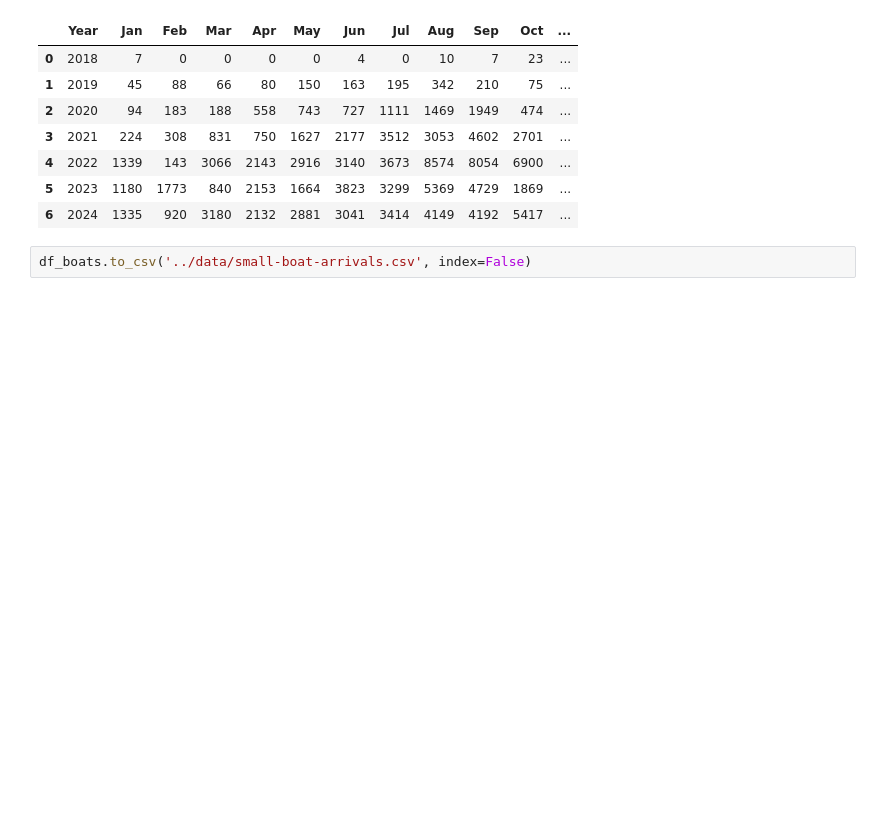
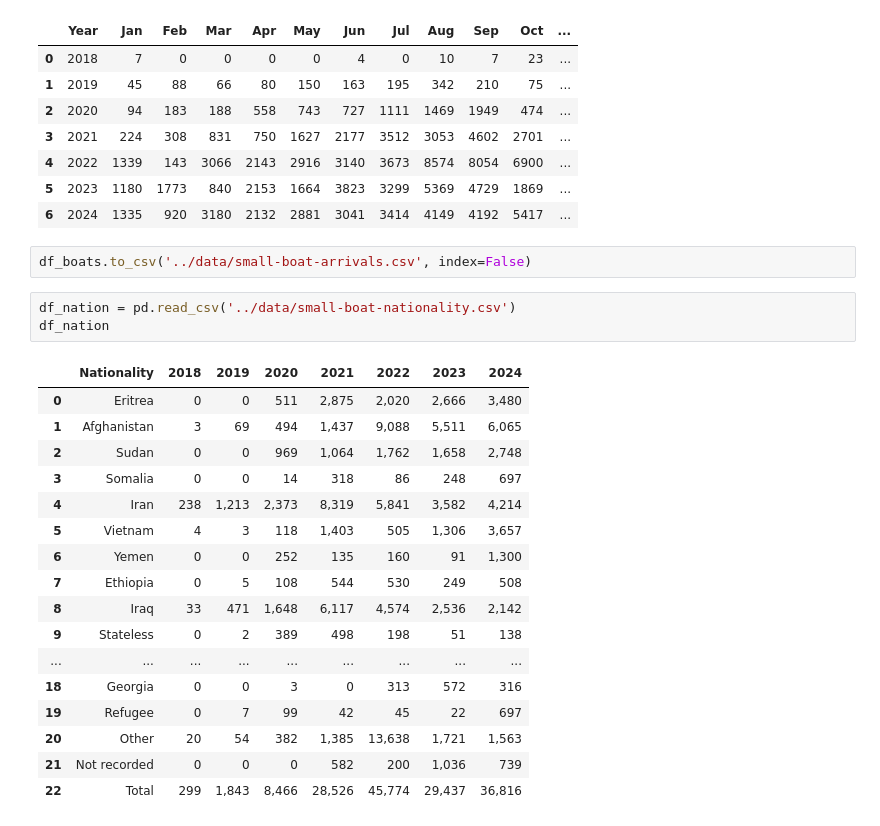
Before and after one commit to esencela/uk-immigration-data-analysis, a Jupyter notebook: notebooks/irregular-data-cleaning.ipynb, the cells around one changed output. Drawn from its saved outputs; the diff is of its cells as text; blank space fills up the shorter version.

Commit message:
Imported and cleaned small boat nationality data

```diff
--- a/notebooks/irregular-data-cleaning.ipynb
+++ b/notebooks/irregular-data-cleaning.ipynb
@@ -54,3 +54,24 @@ df_boats
 | 6 | 2024 | 1335 | 920 | 3180 | 2132 | 2881 | 3041 | 3414 | 4149 | 4192 | 5417 | ... |
 # %%
 df_boats.to_csv('../data/small-boat-arrivals.csv', index=False)
+# %%
+df_nation = pd.read_csv('../data/small-boat-nationality.csv')
+df_nation
+# %% [output]
+|  | Nationality | 2018 | 2019 | 2020 | 2021 | 2022 | 2023 | 2024 |
+| 0 | Eritrea | 0 | 0 | 511 | 2,875 | 2,020 | 2,666 | 3,480 |
+| 1 | Afghanistan | 3 | 69 | 494 | 1,437 | 9,088 | 5,511 | 6,065 |
+| 2 | Sudan | 0 | 0 | 969 | 1,064 | 1,762 | 1,658 | 2,748 |
+| 3 | Somalia | 0 | 0 | 14 | 318 | 86 | 248 | 697 |
+| 4 | Iran | 238 | 1,213 | 2,373 | 8,319 | 5,841 | 3,582 | 4,214 |
+| 5 | Vietnam | 4 | 3 | 118 | 1,403 | 505 | 1,306 | 3,657 |
+| 6 | Yemen | 0 | 0 | 252 | 135 | 160 | 91 | 1,300 |
+| 7 | Ethiopia | 0 | 5 | 108 | 544 | 530 | 249 | 508 |
+| 8 | Iraq | 33 | 471 | 1,648 | 6,117 | 4,574 | 2,536 | 2,142 |
+| 9 | Stateless | 0 | 2 | 389 | 498 | 198 | 51 | 138 |
+| ... | ... | ... | ... | ... | ... | ... | ... | ... |
+| 18 | Georgia | 0 | 0 | 3 | 0 | 313 | 572 | 316 |
+| 19 | Refugee | 0 | 7 | 99 | 42 | 45 | 22 | 697 |
+| 20 | Other | 20 | 54 | 382 | 1,385 | 13,638 | 1,721 | 1,563 |
+| 21 | Not recorded | 0 | 0 | 0 | 582 | 200 | 1,036 | 739 |
+| 22 | Total | 299 | 1,843 | 8,466 | 28,526 | 45,774 | 29,437 | 36,816 |
```
Also changed, not shown: parts of 3 cells of this notebook, 1 other file.
